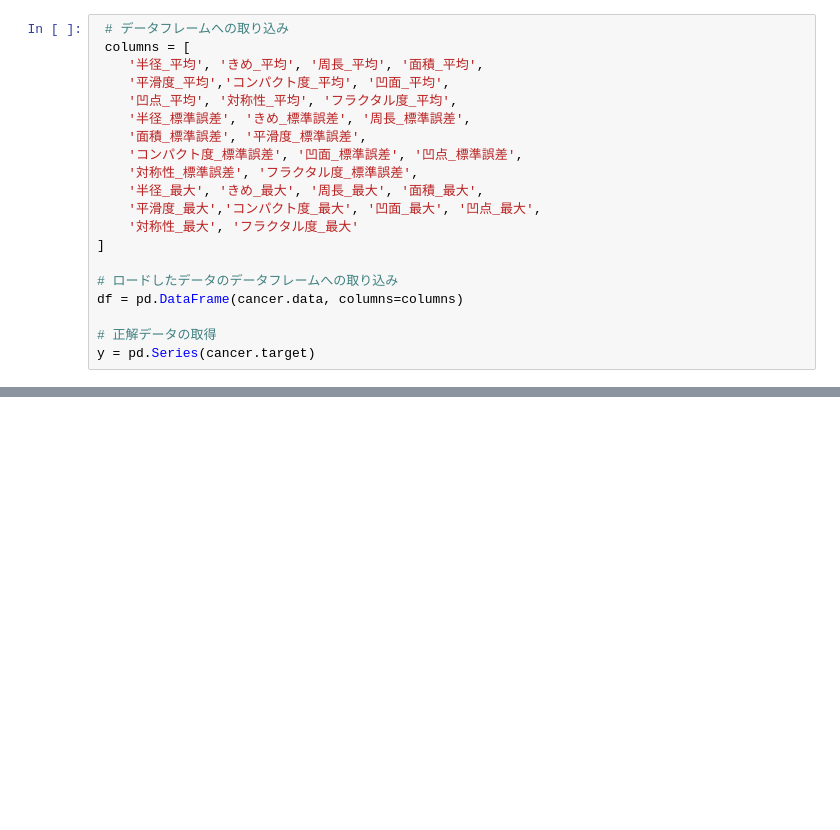
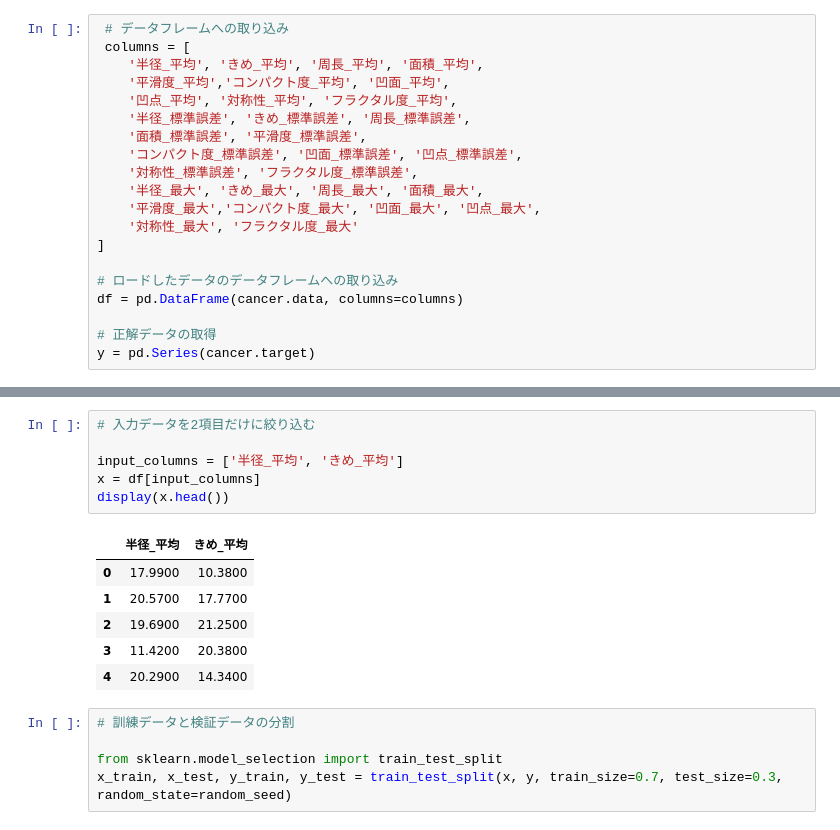
Before and after one commit to hirokimituya/book_create-profitable-AI-with-Python, a Jupyter notebook: ch03_03_first_ml.ipynb, the cells around one changed output, grey strips where cells are left out. Cells and saved outputs as stored; diff of their text form; blank space fills up the shorter version.

```diff
--- a/ch03_03_first_ml.ipynb
+++ b/ch03_03_first_ml.ipynb
@@ -85,0 +176,18 @@ y = pd.Series(cancer.target)
+# %%
+# 入力データを2項目だけに絞り込む
+
+input_columns = ['半径_平均', 'きめ_平均']
+x = df[input_columns]
+display(x.head())
+# %% [output]
+|  | 半径_平均 | きめ_平均 |
+| 0 | 17.9900 | 10.3800 |
+| 1 | 20.5700 | 17.7700 |
+| 2 | 19.6900 | 21.2500 |
+| 3 | 11.4200 | 20.3800 |
+| 4 | 20.2900 | 14.3400 |
+# %%
+# 訓練データと検証データの分割
+
+from sklearn.model_selection import train_test_split
+x_train, x_test, y_train, y_test = train_test_split(x, y, train_size=0.7, test_size=0.3, random_state=random_seed)
```
Also changed, not shown: parts of 15 cells of this notebook.
